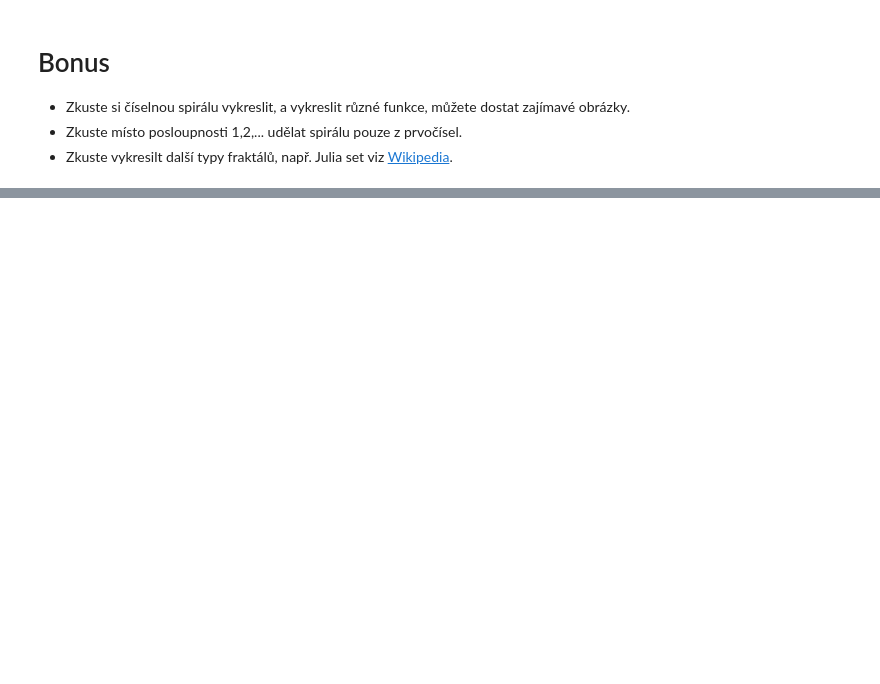
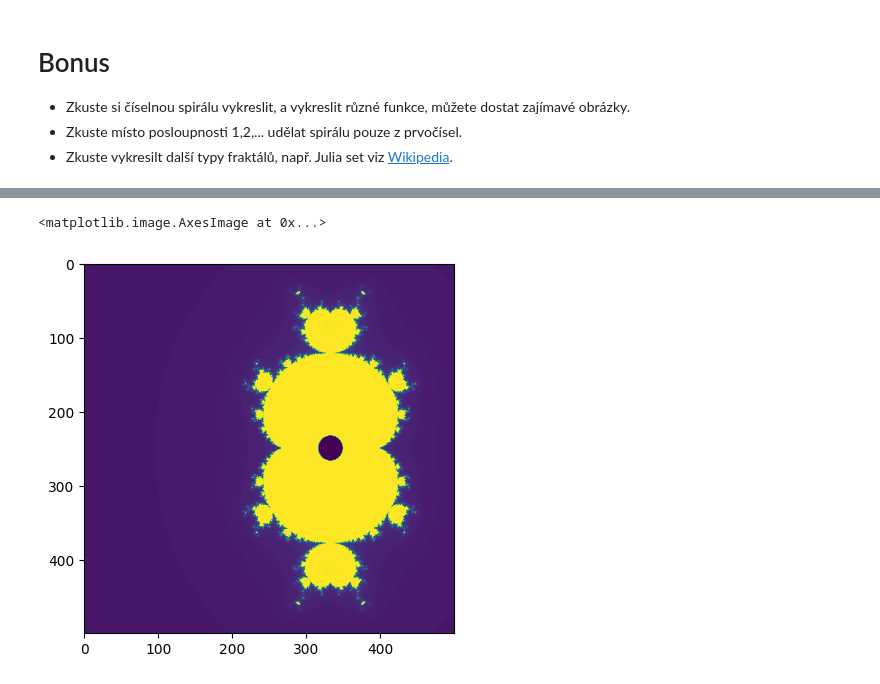
Before and after one commit to MAR0897/VVP_ukoly_MAR0897, a Jupyter notebook: 03_ukoly.ipynb, the cells around one changed output, grey strips where cells are left out. Saved outputs shown, nothing was run; the diff lists cells and outputs as text; code cells hidden in the pictures; blank space fills up the shorter version.

```diff
--- a/03_ukoly.ipynb
+++ b/03_ukoly.ipynb
@@ -229,0 +243,21 @@ plt.imshow(np.sin(A*0.03))
+# %%
+def muj_set(x_min = -2, x_max = 1, y_min = -1.5, y_max = 1.5, k = 100, n = 5):
+    x = np.linspace(x_min, x_max, n)
+    y = np.linspace(y_min, y_max, n, dtype=float)
+    X, Y = np.meshgrid(x, y)
+    G = X + 1j*Y
+    D = np.zeros_like(G, dtype=int)
+    z = np.zeros_like(G)
+    for i in range(k):
+        z = z**3 + G
+        D[np.abs(z) > 0.1] = i
+    return D
+
+n = 500
+k = 100
+
+divergence_matrix = muj_set(n=n, k=k)
+plt.imshow(divergence_matrix)
+# %% [output]
+<matplotlib.image.AxesImage at 0x...>
+[figure, added]
```
Also changed, not shown: parts of 5 cells of this notebook.
